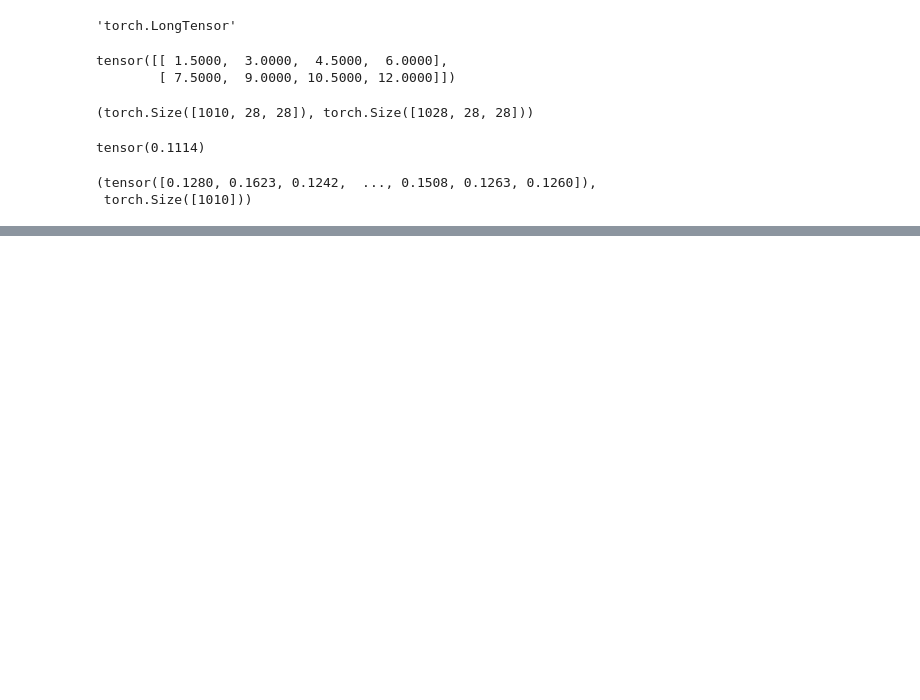
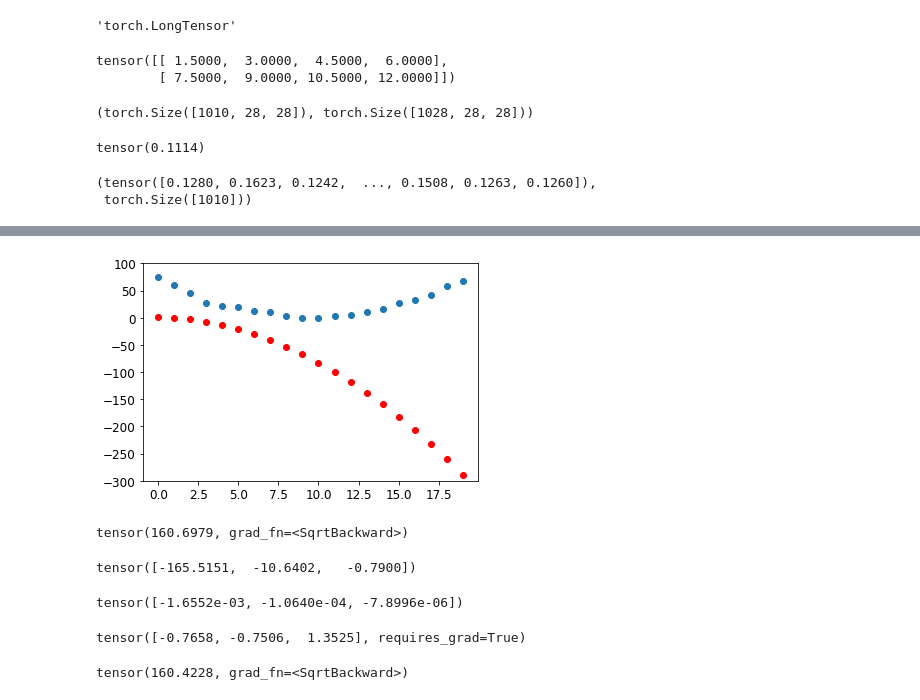
Before and after one commit to jonworkman88/fastbook, a Jupyter notebook: clean/Jon_files/04_DL_basics.ipynb, the cells around one changed output, grey strips where cells are left out. Cells and saved outputs as stored; diff of their text form; code cells hidden in the pictures; blank space fills up the shorter version.

```diff
--- a/clean/Jon_files/04_DL_basics.ipynb
+++ b/clean/Jon_files/04_DL_basics.ipynb
@@ -217,0 +288,4 @@ vld3_dist, vld3_dist.shape
+# %%
+def f(t, params):
+    a,b,c = params
+    return a*(t**2) + (b*t) + c
@@ -217,0 +294,36 @@ vld3_dist, vld3_dist.shape
+# %%
+# Work through the seven-step process
+#Step 1: initialize the parameters
+params = torch.randn(3).requires_grad_()
+#Step 2: calculate the predictions
+preds = f(time, params)
+# create a function to see how close our predictions are to our targes
+def show_preds(preds, ax=None):
+    if ax is None: ax=plt.subplots()[1]
+    ax.scatter(time,speed)
+    ax.scatter(time, to_np(preds), color='red')
+    ax.set_ylim(-300,100)
+show_preds(preds) # doesn't look right
+# %% [output]
+[figure, added]
+# %%
+#Step 3: calculate the loss
+loss = mse(preds, speed)
+loss
+# %% [output]
+tensor(160.6979, grad_fn=<SqrtBackward>)
+# %%
+# goal is to improve
+#Step 4: calculate the gradients
+loss.backward()
+params.grad
+# %% [output]
+tensor([-165.5151,  -10.6402,   -0.7900])
+# %%
+params.grad * 1e-5
+# %% [output]
+tensor([-1.6552e-03, -1.0640e-04, -7.8996e-06])
+# %%
+params
+# %% [output]
+tensor([-0.7658, -0.7506,  1.3525], requires_grad=True)
@@ -217,0 +335,5 @@ vld3_dist, vld3_dist.shape
+# %%
+preds = f(time,params)
+mse(preds, speed)
+# %% [output]
+tensor(160.4228, grad_fn=<SqrtBackward>)
```
Also changed, not shown: parts of 22 cells of this notebook, 1 other file.
